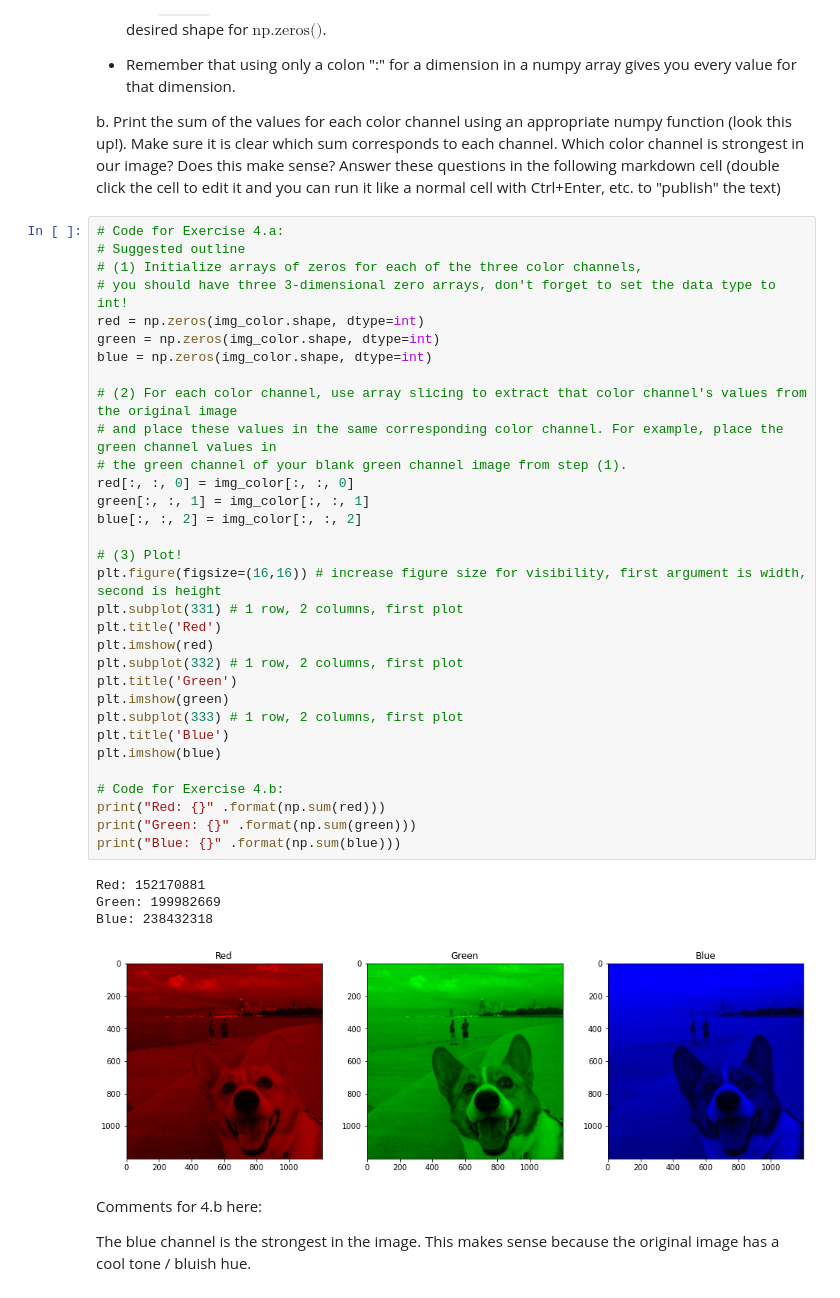
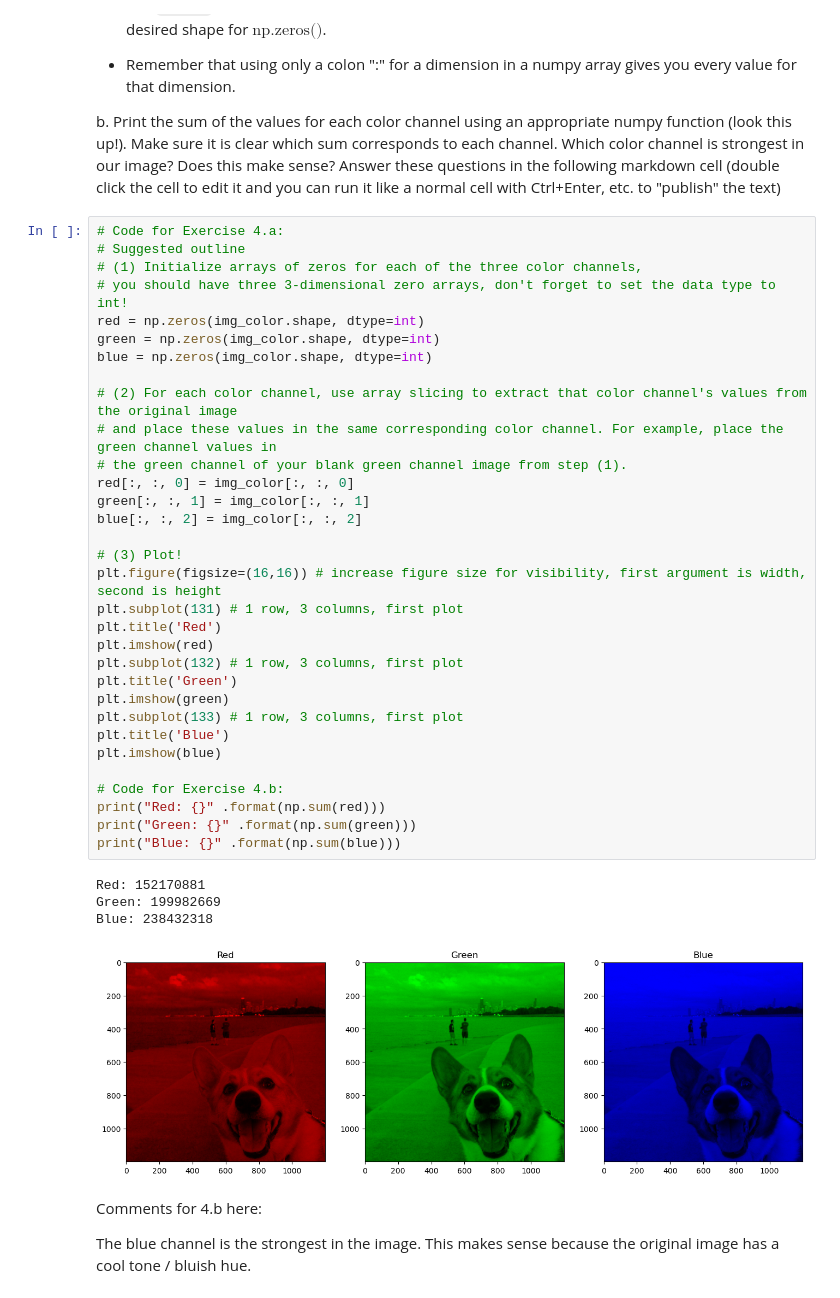
Before and after one commit to Max-Y-Ma/ECE-311, a Jupyter notebook: Lab1/Lab1.ipynb, the cells around one changed output. Cells and saved outputs as stored; diff of their text form.

```diff
--- a/Lab1/Lab1.ipynb
+++ b/Lab1/Lab1.ipynb
@@ -506,37 +506,37 @@ b. Print the sum of the values for each color channel using an appropriate numpy
 # (1) Initialize arrays of zeros for each of the three color channels,
 # you should have three 3-dimensional zero arrays, don't forget to set the data type to int!
 red = np.zeros(img_color.shape, dtype=int)
 green = np.zeros(img_color.shape, dtype=int)
 blue = np.zeros(img_color.shape, dtype=int)
 
 # (2) For each color channel, use array slicing to extract that color channel's values from the original image
 # and place these values in the same corresponding color channel. For example, place the green channel values in
 # the green channel of your blank green channel image from step (1).
 red[:, :, 0] = img_color[:, :, 0]
 green[:, :, 1] = img_color[:, :, 1]
 blue[:, :, 2] = img_color[:, :, 2]
 
 # (3) Plot!
 plt.figure(figsize=(16,16)) # increase figure size for visibility, first argument is width, second is height
-plt.subplot(331) # 1 row, 2 columns, first plot
+plt.subplot(131) # 1 row, 3 columns, first plot
 plt.title('Red')
 plt.imshow(red)
-plt.subplot(332) # 1 row, 2 columns, first plot
+plt.subplot(132) # 1 row, 3 columns, first plot
 plt.title('Green')
 plt.imshow(green)
-plt.subplot(333) # 1 row, 2 columns, first plot
+plt.subplot(133) # 1 row, 3 columns, first plot
 plt.title('Blue')
 plt.imshow(blue)
 
 # Code for Exercise 4.b:
 print("Red: {}" .format(np.sum(red)))
 print("Green: {}" .format(np.sum(green)))
 print("Blue: {}" .format(np.sum(blue)))
 # %% [output]
 Red: 152170881
 Green: 199982669
 Blue: 238432318
-[figure, old version]
+[figure, new version]
 # %% [markdown]
 Comments for 4.b here:
 
```
Also changed, not shown: parts of 7 cells of this notebook, 8 other files.
